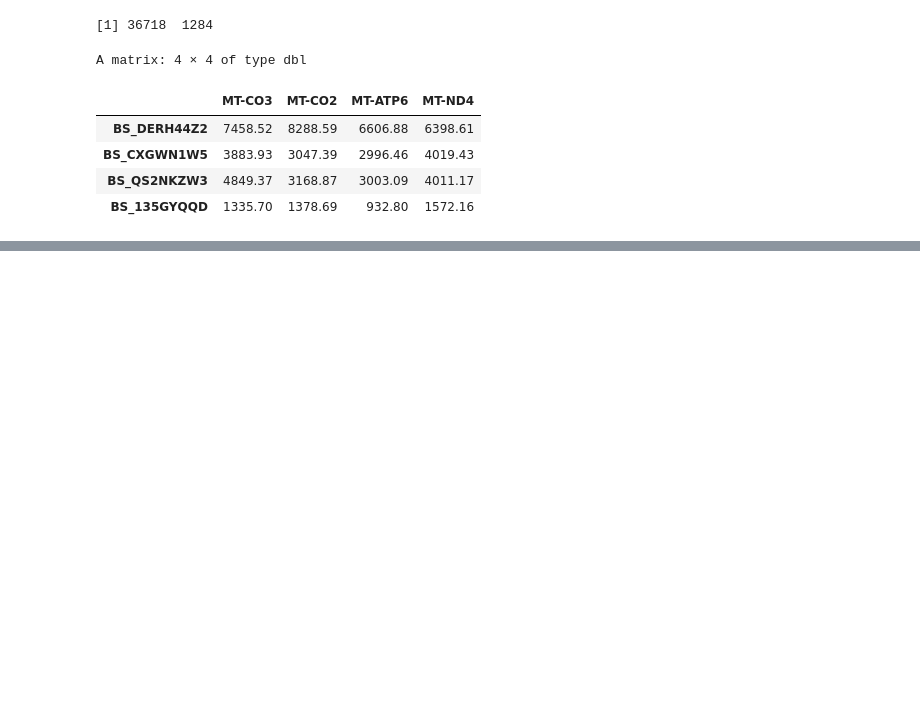
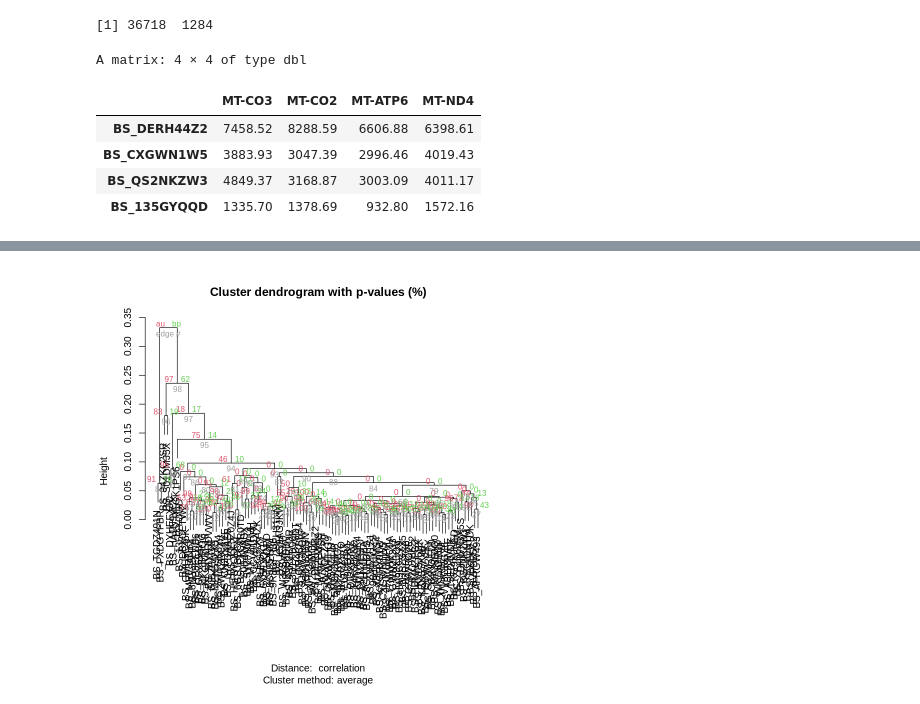
Before and after one commit to adeslatt/pvclust-docker, a Jupyter notebook: assets/tge_pvclust.ipynb, the cells around one changed output, grey strips where cells are left out. Saved outputs shown, nothing was run; the diff lists cells and outputs as text; code cells hidden in the pictures; blank space fills up the shorter version.

Commit message:
created clusters

```diff
--- a/assets/tge_pvclust.ipynb
+++ b/assets/tge_pvclust.ipynb
@@ -42,0 +50,2 @@ patient_cluster.pv <- pvclust(patient_cluster_matrix, nboot=10, parallel=FALSE)
+# %%
+reduced_pcm <- patient_cluster_matrix[1:100, 1:100]
@@ -42,0 +63,4 @@ patient_cluster.pv <- pvclust(patient_cluster_matrix, nboot=10, parallel=FALSE)
+# %%
+reduced_pcm_t <- t(reduced_pcm)
+# %%
+reduced_pcm_t.pv <- pvclust(reduced_pcm_t, nboot=10, parallel=FALSE)
@@ -42,0 +78,4 @@ patient_cluster.pv <- pvclust(patient_cluster_matrix, nboot=10, parallel=FALSE)
+# %%
+p <-plot(reduced_pcm_t.pv)
+# %% [output]
+[figure, added]
```
Also changed, not shown: parts of 14 cells of this notebook.
